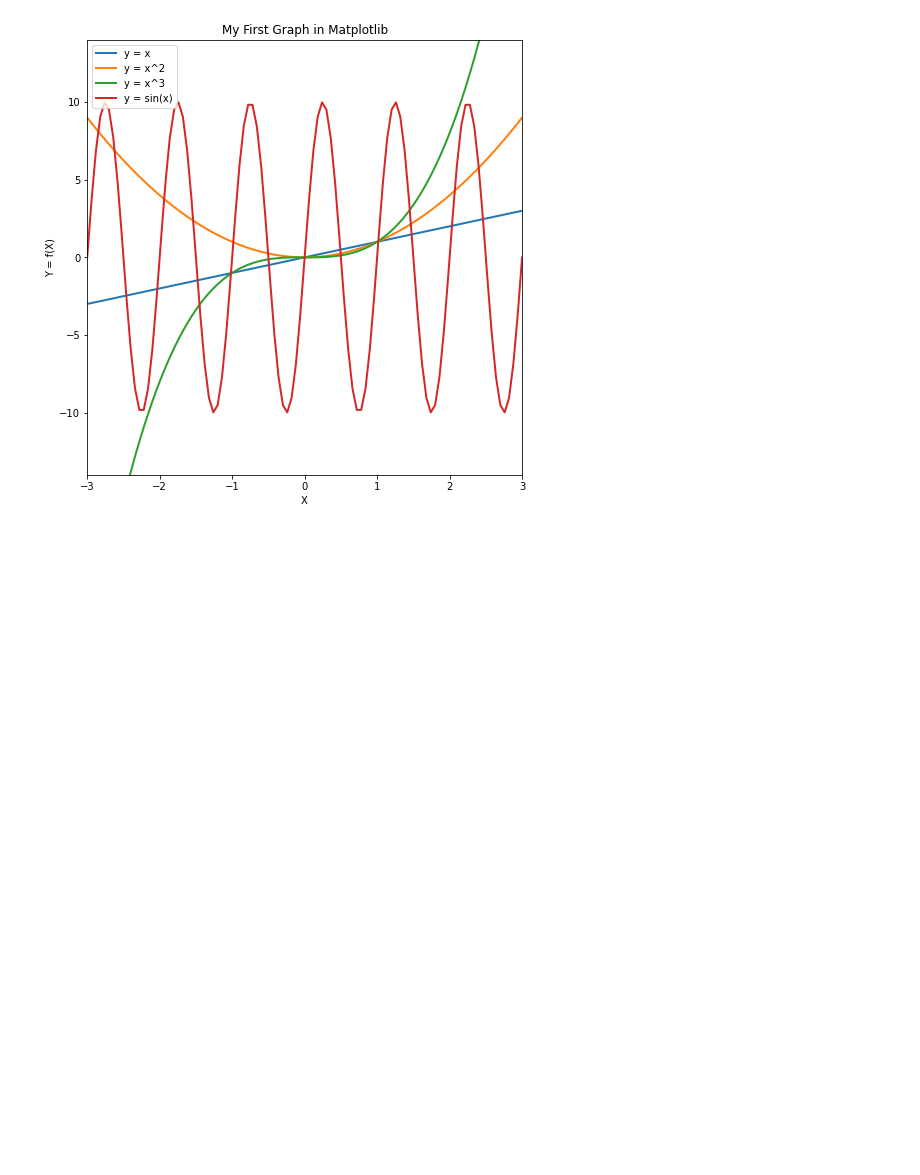
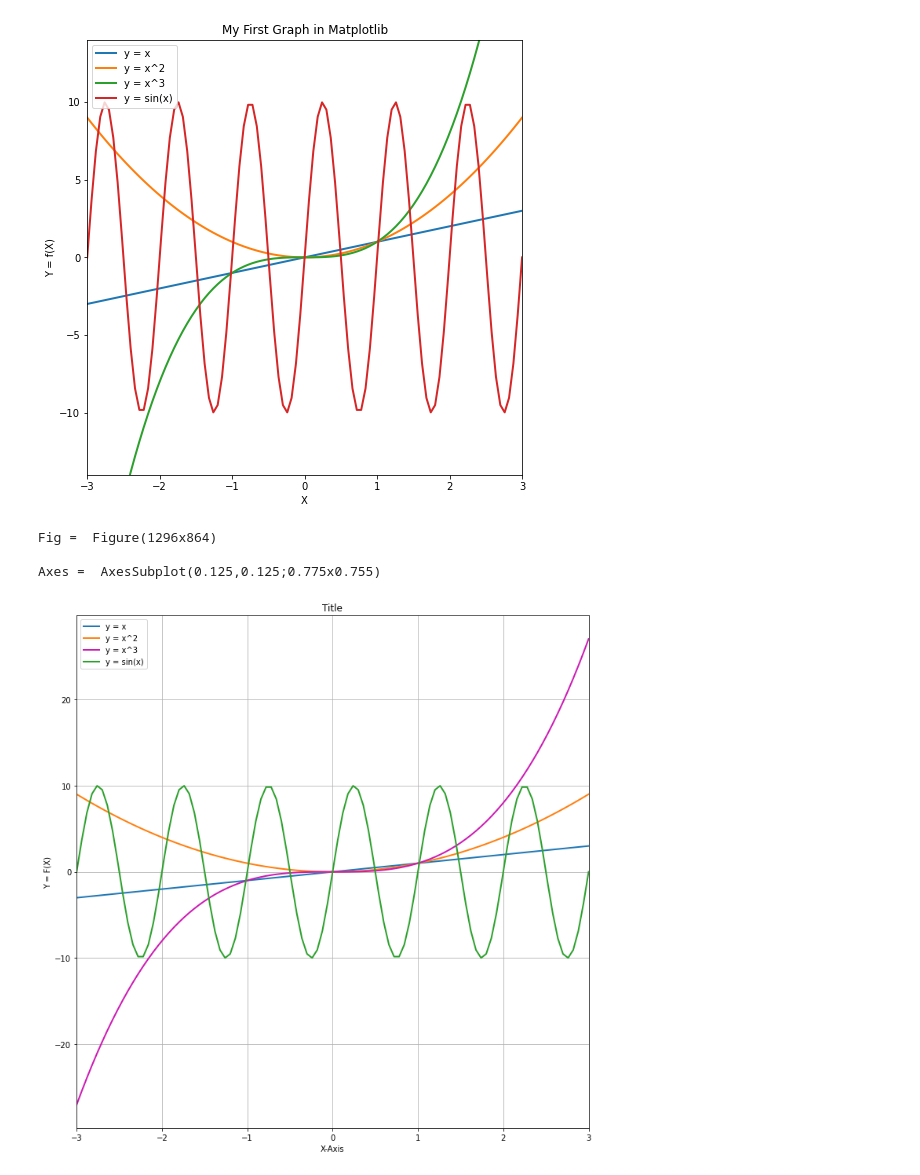
Before and after one commit to dabhimanyu/learn_to_code, a Jupyter notebook: 002_Mike_Python_lec_002.ipynb, the cells around one changed output. Saved outputs shown, nothing was run; the diff lists cells and outputs as text; code cells hidden in the pictures; blank space fills up the shorter version.

```diff
--- a/002_Mike_Python_lec_002.ipynb
+++ b/002_Mike_Python_lec_002.ipynb
@@ -500,3 +500,32 @@ plt.show() ;
 Figure(1008x576)
 Data Ratio =  4.666666666666667
 [figure]
+# %%
+fig , ax = plt.subplots(1 , 1 , figsize = (18 , 12))
+x = np.linspace(-3,3,101)
+
+print('Fig = ' ,  str(fig)) ;
+print('') ;
+print('Axes = ' , str(ax) )
+print('') ;
+
+ax.plot(x , x , lw=2 , label = 'y = x') ;
+ax.plot(x , x**2 , lw=2 , label = 'y = x^2') ;
+ax.plot(x , x**3 , lw=2 , label = 'y = x^3' , color = [.8 , .1 , .7]) ;
+ax.plot(x , 10*np.sin(2*np.pi*x) , lw=2 , label = 'y = sin(x)' ) ;
+
+
+ax.set_xlabel('X-Axis') ;
+ax.set_ylabel("Y = F(X)")
+ax.set_title('Title')
+ax.set_xlim( x[0] , x[-1] )
+ax.set_aspect(1 / ax.get_data_ratio() )
+ax.grid()
+
+ax.legend() ;
+plt.show()
+# %% [output]
+Fig =  Figure(1296x864)
+
+Axes =  AxesSubplot(0.125,0.125;0.775x0.755)
+[figure, added]
```
Also changed, not shown: parts of 6 cells of this notebook.
